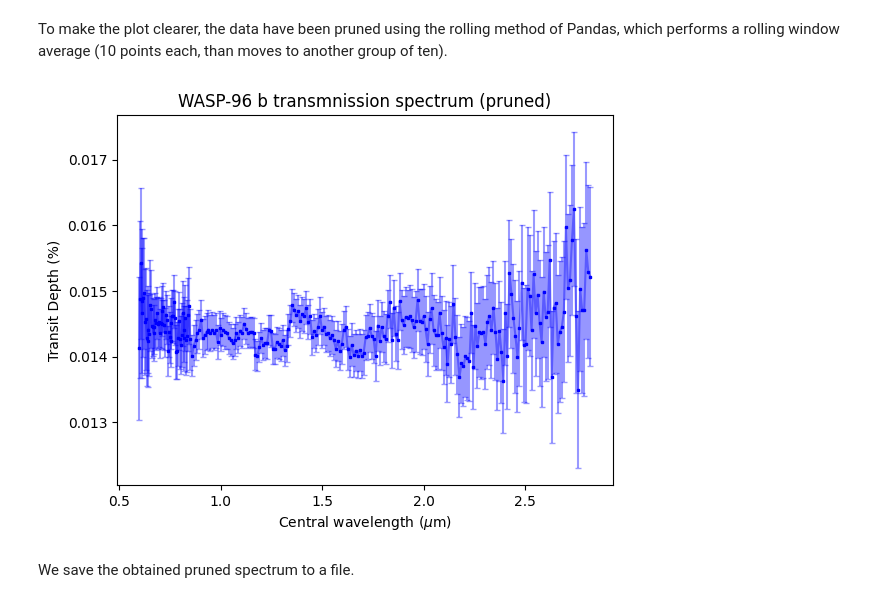
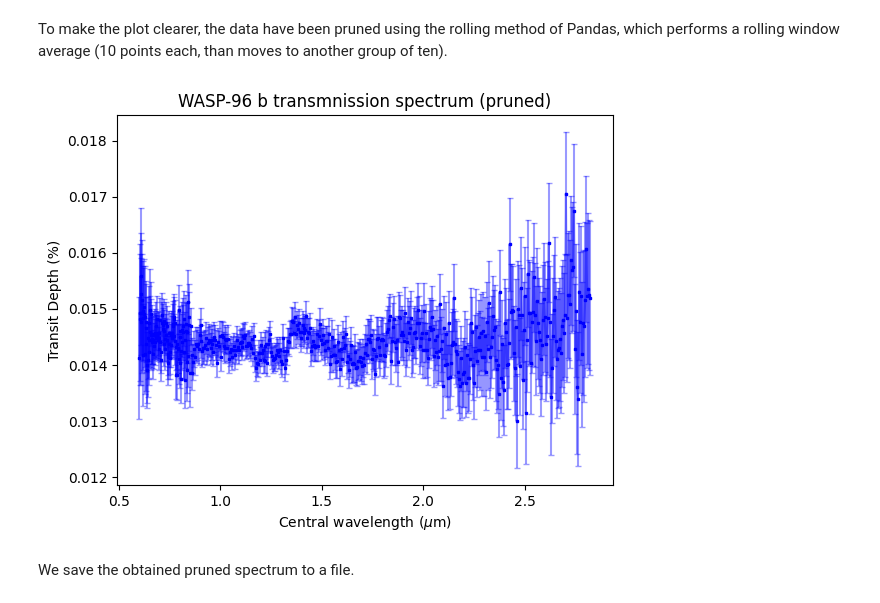
Before and after one commit to gaiavolpi/Computational-Astrophysics, a Jupyter notebook: assignment3/Assignment3_B.ipynb, the cells around one changed output. Drawn from its saved outputs; the diff is of its cells as text; code cells hidden in the pictures.

```diff
--- a/assignment3/Assignment3_B.ipynb
+++ b/assignment3/Assignment3_B.ipynb
@@ -44,15 +44,15 @@ Text(0, 0.5, 'Transit Depth (%)')
 # %% [markdown]
 To make the plot clearer, the data have been pruned using the rolling method of Pandas, which performs a rolling window average (10 points each, than moves to another group of ten).
 # %%
-df_rol = df.rolling(10, step=10, min_periods=1).mean()
+df_rol = df.rolling(5, step=5, min_periods=1).mean()
 plt.errorbar(df_rol['wavelength'], df_rol['TranDep'], df_rol['sigma_p'], capsize=2, alpha=0.4, color='blue')
 plt.plot(df_rol['wavelength'], df_rol['TranDep'], color='blue', linestyle='', marker='s', markersize=2)
 plt.xlabel(r'Central wavelength ($\mu$m)')
 plt.ylabel('Transit Depth (%)')
 plt.title('WASP-96 b transmnission spectrum (pruned)')
 plt.savefig('WASP-96b_spectrum_assignment3_taskB.png')
 # %% [output]
-[figure, old version]
+[figure, new version]
 # %% [markdown]
 We save the obtained pruned spectrum to a file.
 # %%
```
Also changed, not shown: 5 other files.
